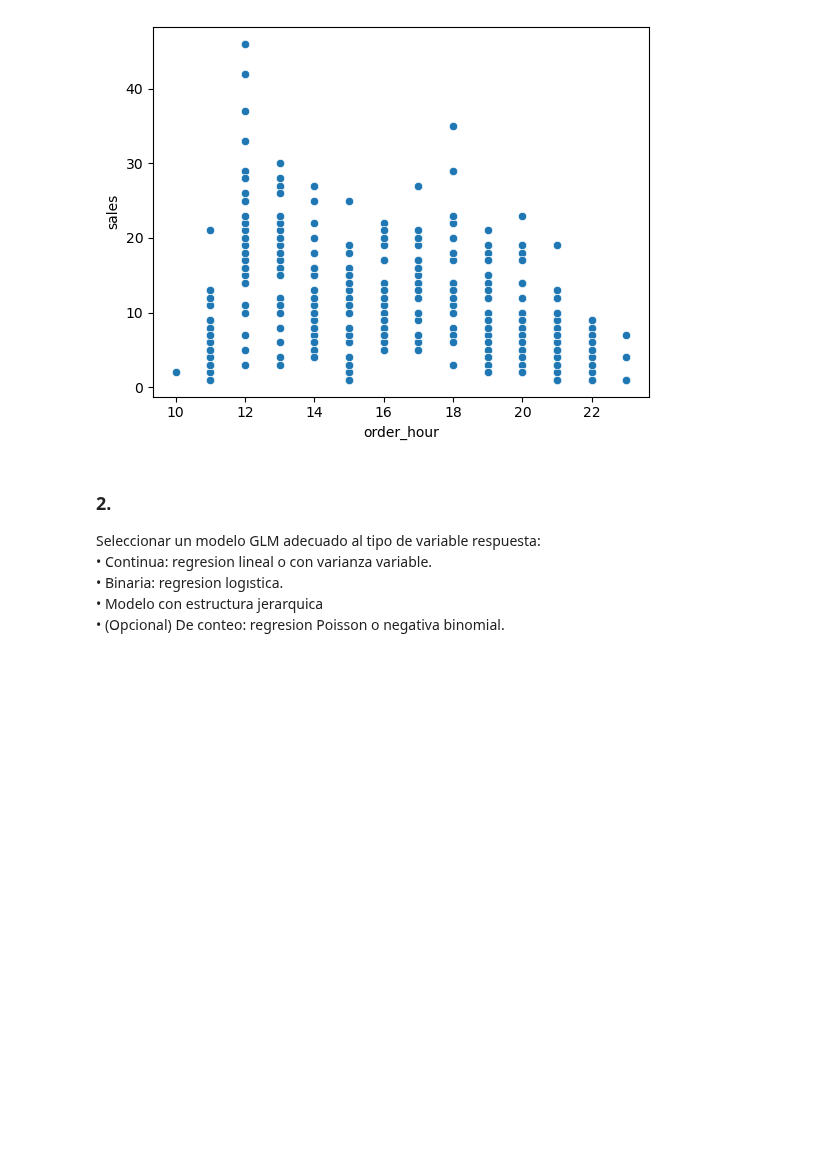
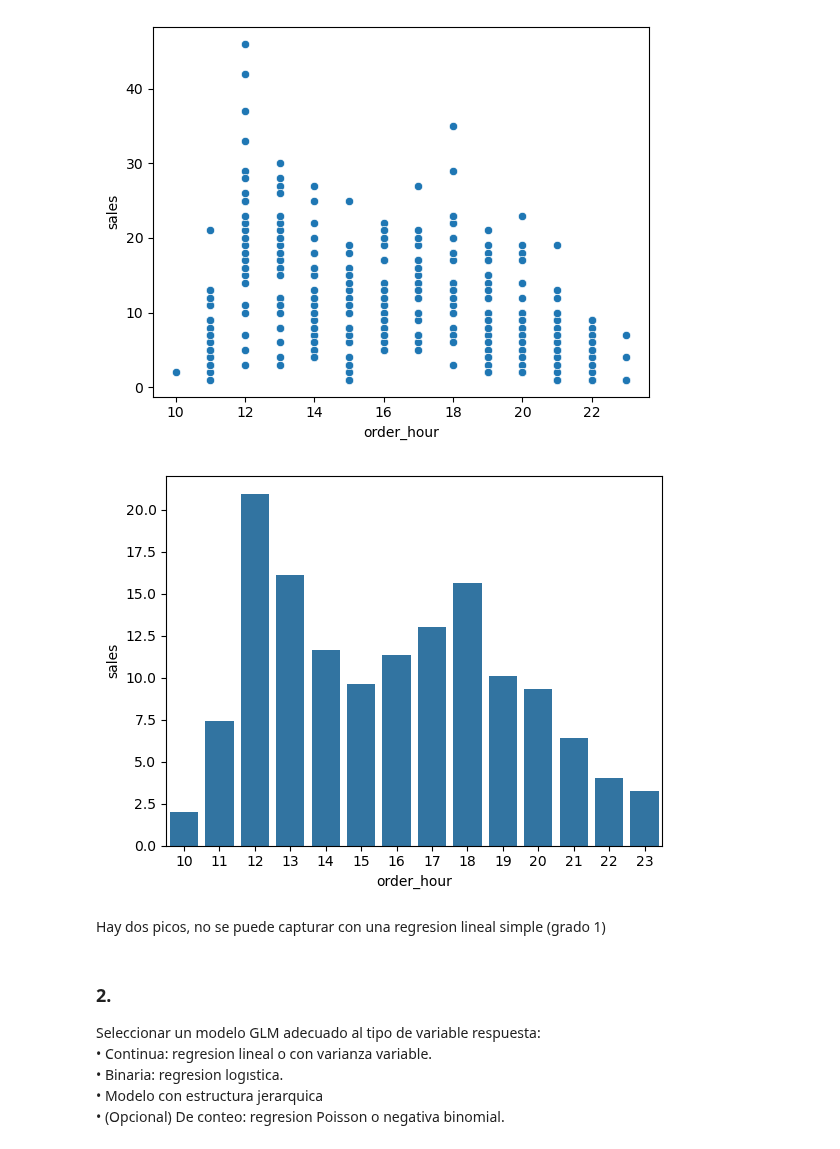
Before and after one commit to nazarenomm/Grupo4-TPI-EeI2, a Jupyter notebook: Parte2/parte_1_v2.ipynb, the cells around one changed output. Drawn from its saved outputs; the diff is of its cells as text; code cells hidden in the pictures; blank space fills up the shorter version.

```diff
--- a/Parte2/parte_1_v2.ipynb
+++ b/Parte2/parte_1_v2.ipynb
@@ -36,6 +36,12 @@ conteo = pizza.groupby(['order_date', 'order_hour']).size().reset_index(name='sa
 sns.scatterplot(data=conteo, x='order_hour', y='sales');
 # %% [output]
 [figure]
+# %%
+sns.barplot(data=conteo, x='order_hour', y='sales', errorbar=None);
+# %% [output]
+[figure, added]
+# %% [markdown]
+Hay dos picos, no se puede capturar con una regresion lineal simple (grado 1)
 # %% [markdown]
 ### 2.
 Seleccionar un modelo GLM adecuado al tipo de variable respuesta:
```
Also changed, not shown: parts of 26 cells of this notebook.
